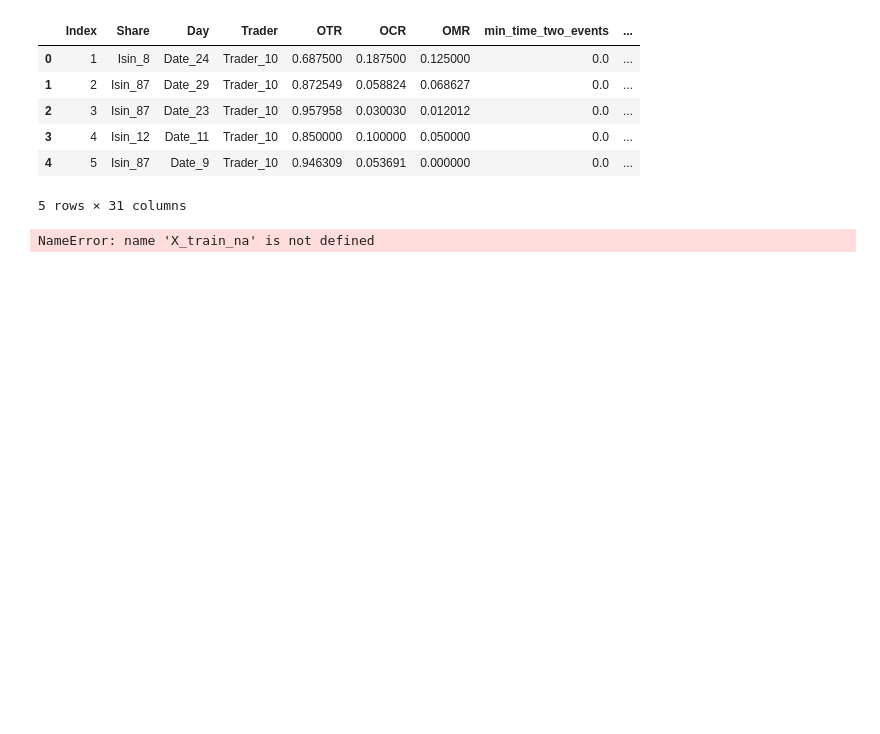
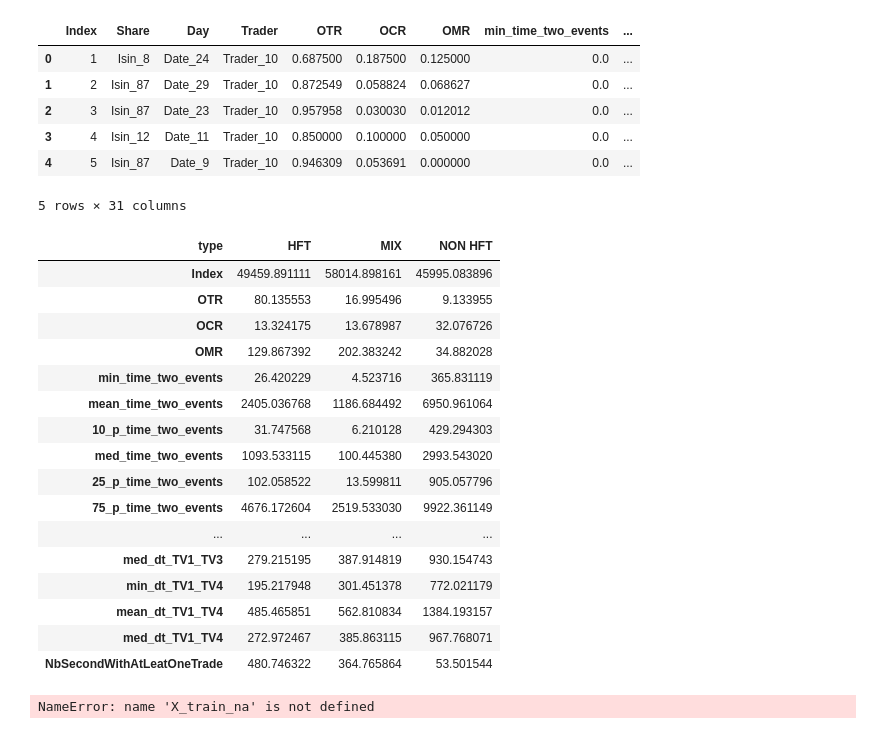
Before and after one commit to hehlinge42/AMF_High_Frequency_Traders_challenge, a Jupyter notebook: EDA.ipynb, the cells around one changed output. Cells and saved outputs as stored; diff of their text form; code cells hidden in the pictures; blank space fills up the shorter version.

```diff
--- a/EDA.ipynb
+++ b/EDA.ipynb
@@ -242,8 +278,27 @@ Xy_train.head()
 | 4 | 5 | Isin_87 | Date_9 | Trader_10 | 0.946309 | 0.053691 | 0.000000 | 0.0 | ... |
 5 rows × 31 columns
 # %%
-groupby = Xy_train.groupby('type').describe()
-groupby.T.to_csv('data/groupby_train_describe.csv')
+groupby = Xy_train.groupby('type').mean()#.describe()
+# groupby.T.to_csv('data/groupby_train_describe.csv')
+groupby.T
+# %% [output]
+| type | HFT | MIX | NON HFT |
+| Index | 49459.891111 | 58014.898161 | 45995.083896 |
+| OTR | 80.135553 | 16.995496 | 9.133955 |
+| OCR | 13.324175 | 13.678987 | 32.076726 |
+| OMR | 129.867392 | 202.383242 | 34.882028 |
+| min_time_two_events | 26.420229 | 4.523716 | 365.831119 |
+| mean_time_two_events | 2405.036768 | 1186.684492 | 6950.961064 |
+| 10_p_time_two_events | 31.747568 | 6.210128 | 429.294303 |
+| med_time_two_events | 1093.533115 | 100.445380 | 2993.543020 |
+| 25_p_time_two_events | 102.058522 | 13.599811 | 905.057796 |
+| 75_p_time_two_events | 4676.172604 | 2519.533030 | 9922.361149 |
+| ... | ... | ... | ... |
+| med_dt_TV1_TV3 | 279.215195 | 387.914819 | 930.154743 |
+| min_dt_TV1_TV4 | 195.217948 | 301.451378 | 772.021179 |
+| mean_dt_TV1_TV4 | 485.465851 | 562.810834 | 1384.193157 |
+| med_dt_TV1_TV4 | 272.972467 | 385.863115 | 967.768071 |
+| NbSecondWithAtLeatOneTrade | 480.746322 | 364.765864 | 53.501544 |
 # %%
 pca = PCA(n_components=len(X_train_na.columns))
 pca.fit(X_train_na)
```
Also changed, not shown: parts of 1 cell of this notebook, 46 other files.
